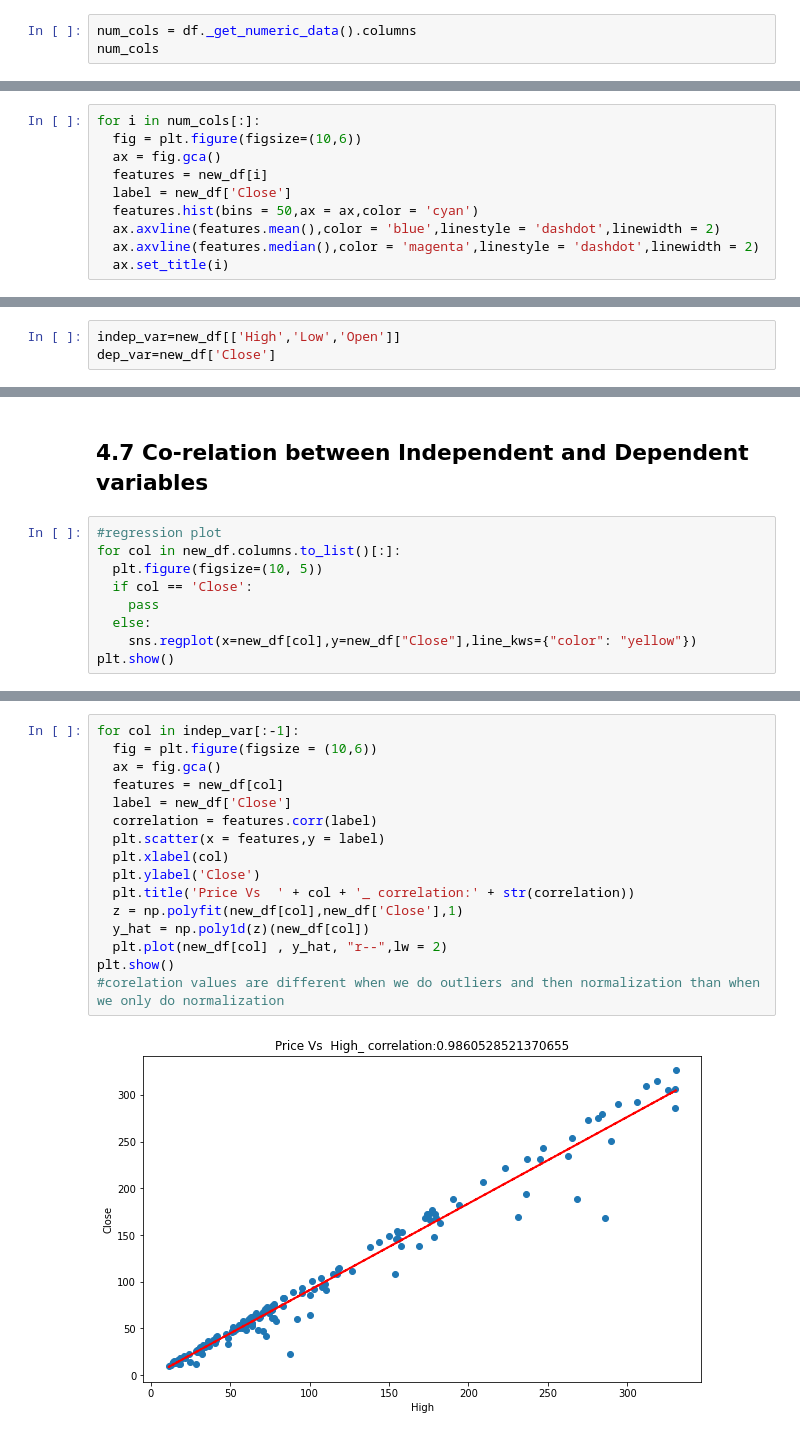
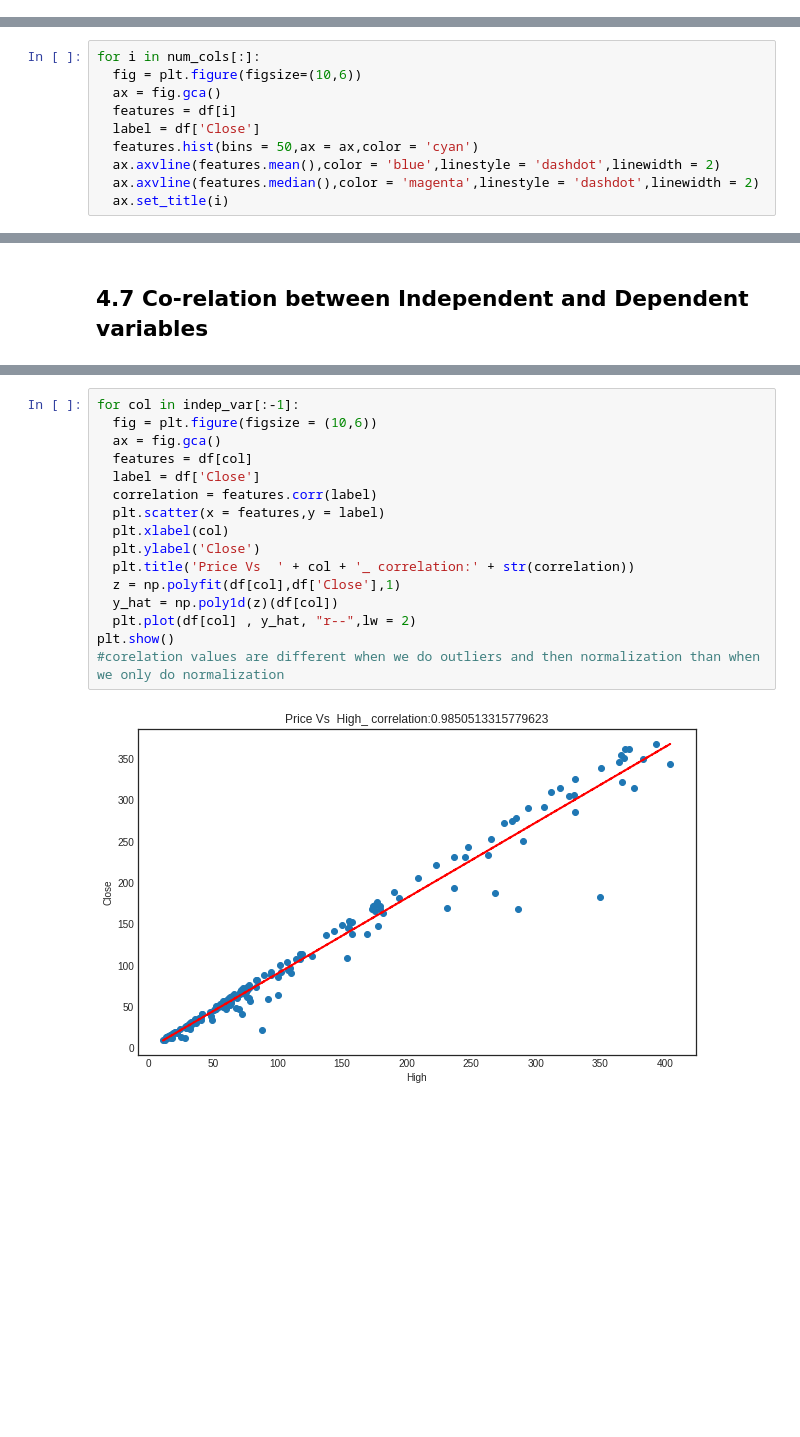
Before and after one commit to abhikr1302/ML_Capstone_Yes_Bank_Stock_closing_Prediction, a Jupyter notebook: ML_Stock_Prediction.ipynb, the cells around one changed output, grey strips where cells are left out. Saved outputs shown, nothing was run; the diff lists cells and outputs as text; blank space fills up the shorter version.

```diff
--- a/ML_Stock_Prediction.ipynb
+++ b/ML_Stock_Prediction.ipynb
@@ -124,3 +126,0 @@ Index(['Date', 'Open', 'High', 'Low', 'Close'], dtype='object')
-# %%
-num_cols = df._get_numeric_data().columns
-num_cols
@@ -205,8 +152,8 @@ plt.grid()
 for i in num_cols[:]:
   fig = plt.figure(figsize=(10,6))
   ax = fig.gca()
-  features = new_df[i]
-  label = new_df['Close']
+  features = df[i]
+  label = df['Close']
   features.hist(bins = 50,ax = ax,color = 'cyan')
   ax.axvline(features.mean(),color = 'blue',linestyle = 'dashdot',linewidth = 2)
   ax.axvline(features.median(),color = 'magenta',linestyle = 'dashdot',linewidth = 2)
@@ -219,6 +166,3 @@ for i in num_cols[:]:
-# %%
-indep_var=new_df[['High','Low','Open']]
-dep_var=new_df['Close']
 # %% [markdown]
 ## 4.4 Independent Variable Study
 # %%
@@ -274,11 +218,2 @@ sns.heatmap(abs(corr),annot = True,cmap = 'GnBu')
 # %% [markdown]
 ## 4.7 Co-relation between Independent and Dependent variables
-# %%
-#regression plot
-for col in new_df.columns.to_list()[:]:
-  plt.figure(figsize=(10, 5))
-  if col == 'Close':
-    pass
-  else:
-    sns.regplot(x=new_df[col],y=new_df["Close"],line_kws={"color": "yellow"})
-plt.show()
@@ -290,18 +220,18 @@ plt.show()
 # %%
 for col in indep_var[:-1]:
   fig = plt.figure(figsize = (10,6))
   ax = fig.gca()
-  features = new_df[col]
-  label = new_df['Close']
+  features = df[col]
+  label = df['Close']
   correlation = features.corr(label)
   plt.scatter(x = features,y = label)
   plt.xlabel(col)
   plt.ylabel('Close')
   plt.title('Price Vs  ' + col + '_ correlation:' + str(correlation))
-  z = np.polyfit(new_df[col],new_df['Close'],1)
-  y_hat = np.poly1d(z)(new_df[col])
-  plt.plot(new_df[col] , y_hat, "r--",lw = 2)
+  z = np.polyfit(df[col],df['Close'],1)
+  y_hat = np.poly1d(z)(df[col])
+  plt.plot(df[col] , y_hat, "r--",lw = 2)
 plt.show()
 #corelation values are different when we do outliers and then normalization than when we only do normalization
 # %% [output]
-[figure, old version]
+[figure, new version]
```
Also changed, not shown: parts of 58 cells of this notebook.
